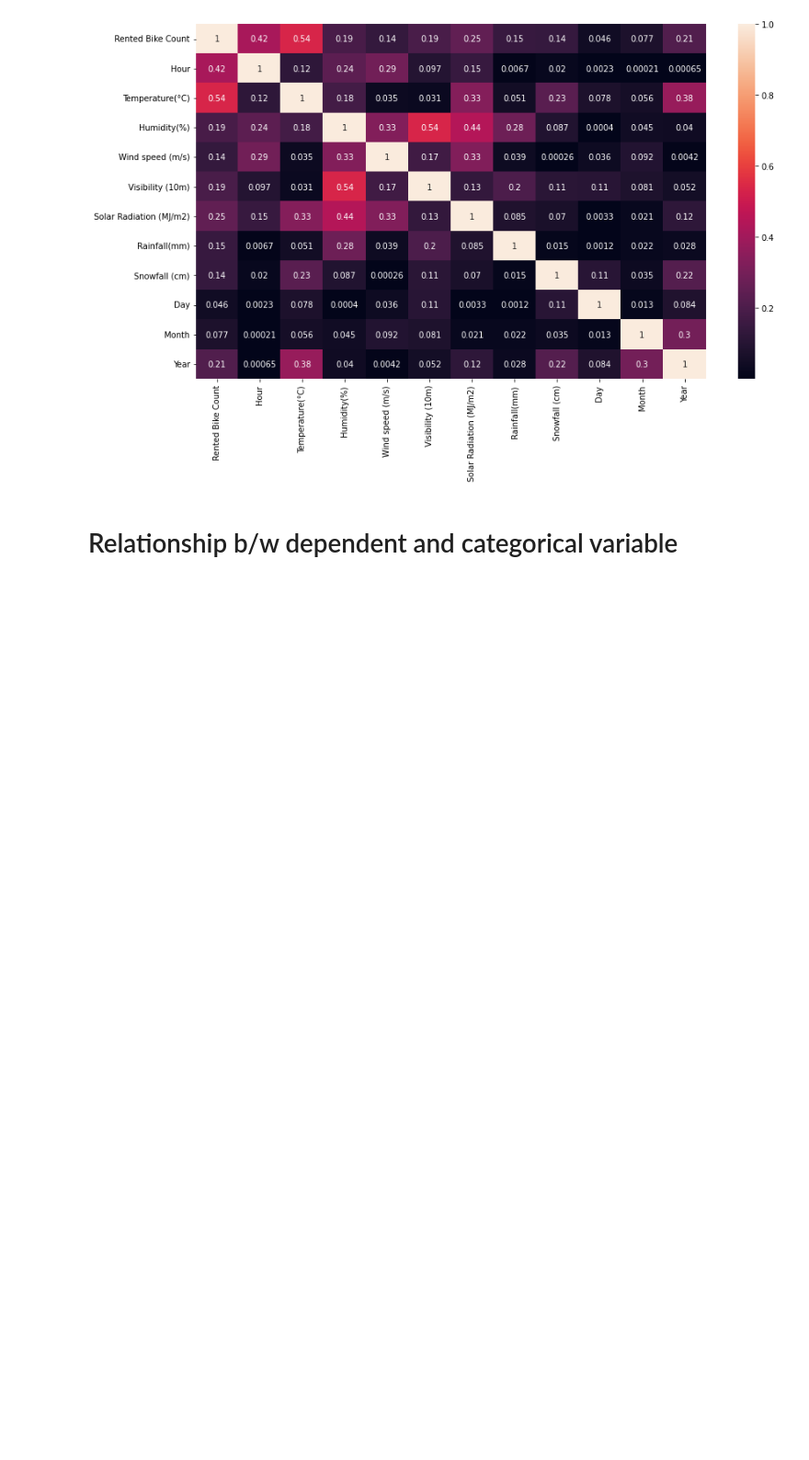
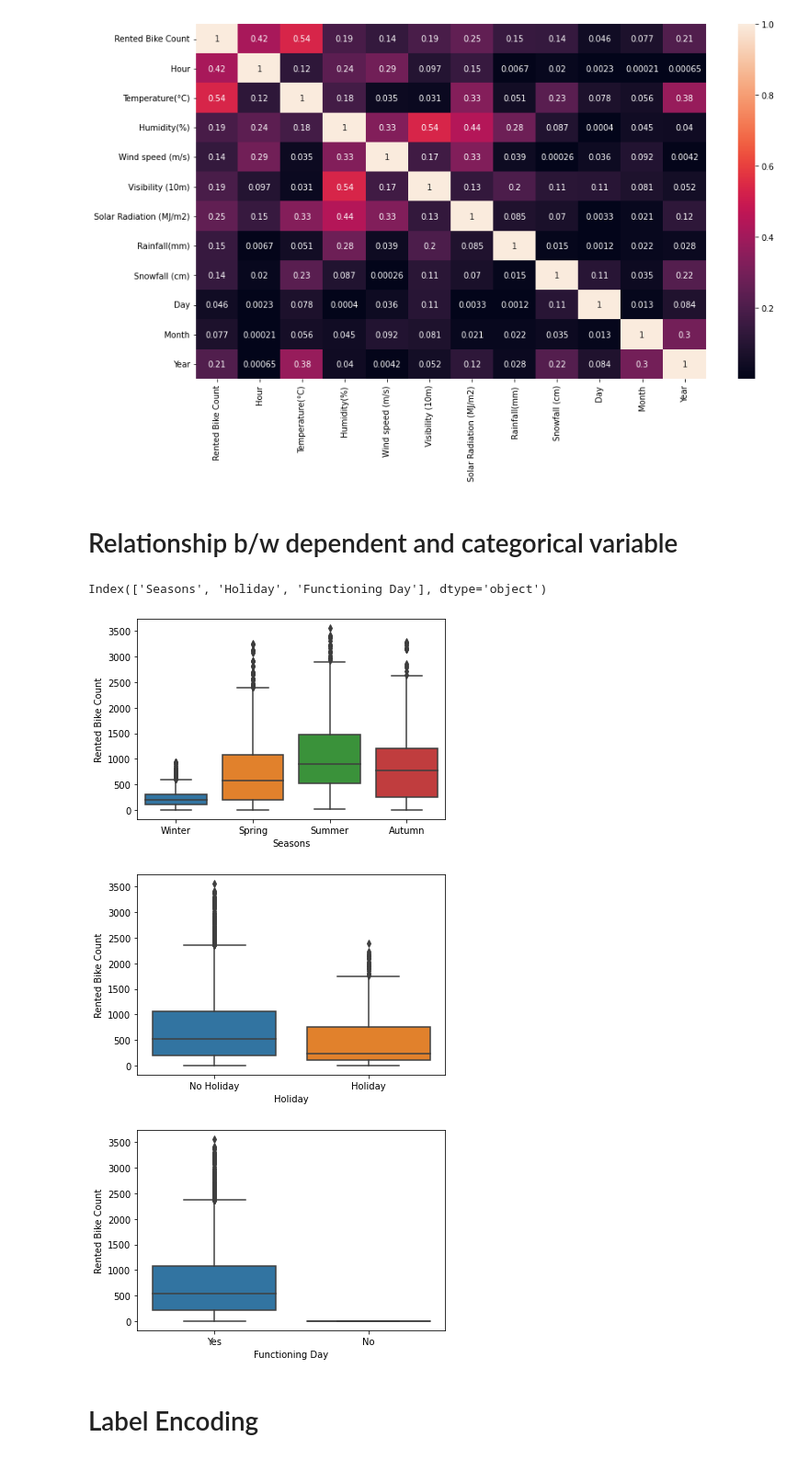
Before and after one commit to pranilthorat/Seoul-Bike-Sharing-Demand-Prediction, a Jupyter notebook: Github_for_capstone_project=2.ipynb, the cells around one changed output. Shown at 92% size. Cells and saved outputs as stored; diff of their text form; code cells hidden in the pictures; blank space fills up the shorter version.

```diff
--- a/Github_for_capstone_project=2.ipynb
+++ b/Github_for_capstone_project=2.ipynb
@@ -455,3 +455,18 @@ sns.heatmap(np.abs(df.corr()),annot=True)
 [figure]
 # %% [markdown]
 # Relationship b/w dependent and categorical variable
+# %%
+categorical_features = df.describe(include=['object','category']).columns
+categorical_features
+# %% [output]
+Index(['Seasons', 'Holiday', 'Functioning Day'], dtype='object')
+# %%
+for col in categorical_features:
+  sns.boxplot(x=df[col],y=df['Rented Bike Count'])
+  plt.show()
+# %% [output]
+[figure, added]
+[figure, added]
+[figure, added]
+# %% [markdown]
+# Label Encoding
```
Also changed, not shown: parts of 42 cells of this notebook.
